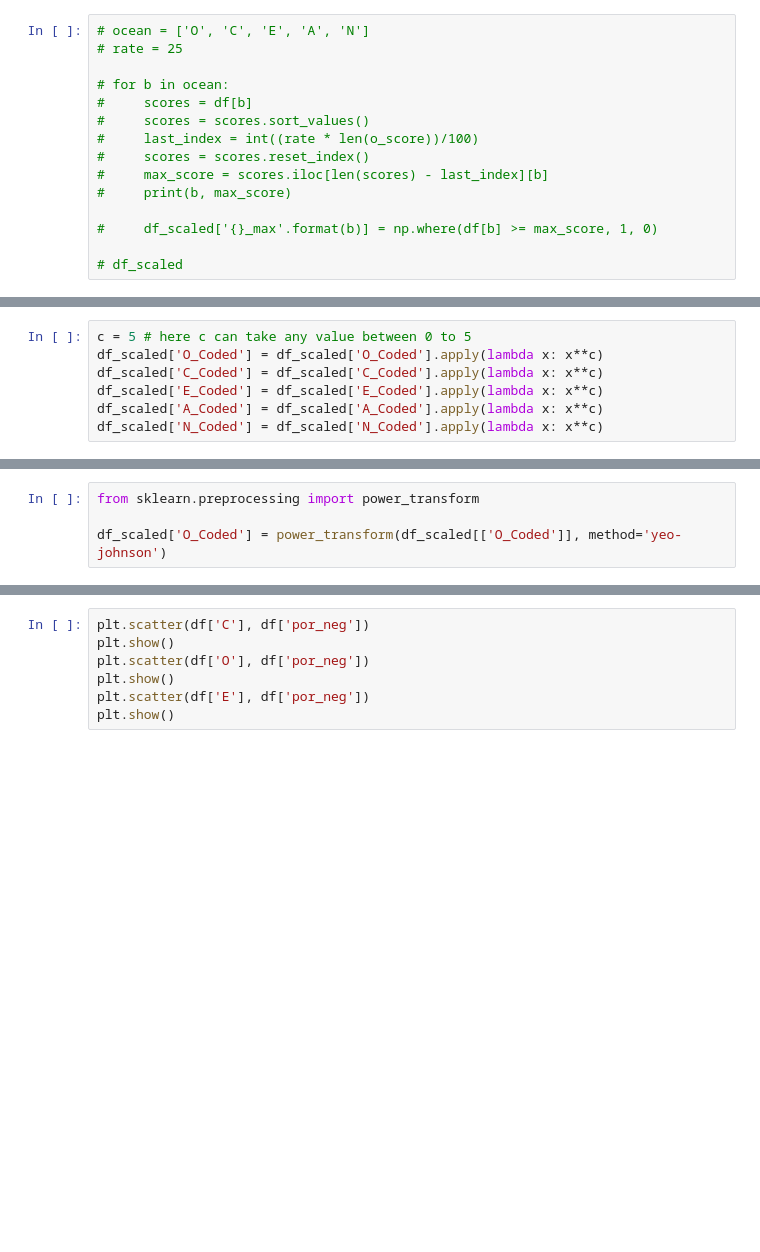
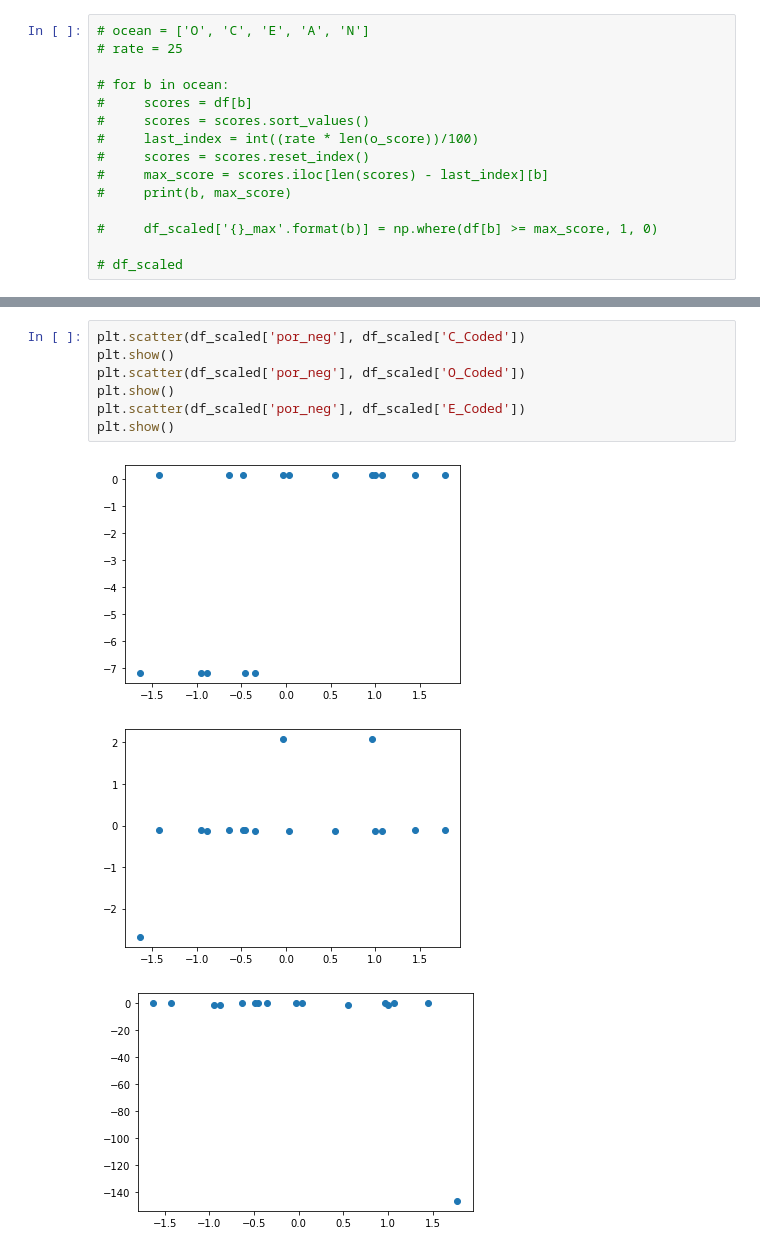
Before and after one commit to leosilva/peerj_computer_science_2022, a Jupyter notebook: Notebooks/Statistics - Linear Regression.ipynb, the cells around one changed output, grey strips where cells are left out. Drawn from its saved outputs; the diff is of its cells as text; blank space fills up the shorter version.

```diff
--- a/Notebooks/Statistics - Linear Regression.ipynb
+++ b/Notebooks/Statistics - Linear Regression.ipynb
@@ -585,7 +922,0 @@ pg.normality(df_scaled)
-# %%
-c = 5 # here c can take any value between 0 to 5
-df_scaled['O_Coded'] = df_scaled['O_Coded'].apply(lambda x: x**c)
-df_scaled['C_Coded'] = df_scaled['C_Coded'].apply(lambda x: x**c)
-df_scaled['E_Coded'] = df_scaled['E_Coded'].apply(lambda x: x**c)
-df_scaled['A_Coded'] = df_scaled['A_Coded'].apply(lambda x: x**c)
-df_scaled['N_Coded'] = df_scaled['N_Coded'].apply(lambda x: x**c)
@@ -596,4 +922,0 @@ df_scaled['O_Coded'].hist()
-# %%
-from sklearn.preprocessing import power_transform
-
-df_scaled['O_Coded'] = power_transform(df_scaled[['O_Coded']], method='yeo-johnson')
@@ -774,10 +1212,14 @@ df_scaled
 # %%
-plt.scatter(df['C'], df['por_neg'])
+plt.scatter(df_scaled['por_neg'], df_scaled['C_Coded'])
 plt.show()
-plt.scatter(df['O'], df['por_neg'])
+plt.scatter(df_scaled['por_neg'], df_scaled['O_Coded'])
 plt.show()
-plt.scatter(df['E'], df['por_neg'])
+plt.scatter(df_scaled['por_neg'], df_scaled['E_Coded'])
 plt.show()
+# %% [output]
+[figure, added]
+[figure, added]
+[figure, added]
 # %%
 combs = [] # lista que guarda a combinacao
 
```
Also changed, not shown: parts of 40 cells of this notebook, 1 other file.
